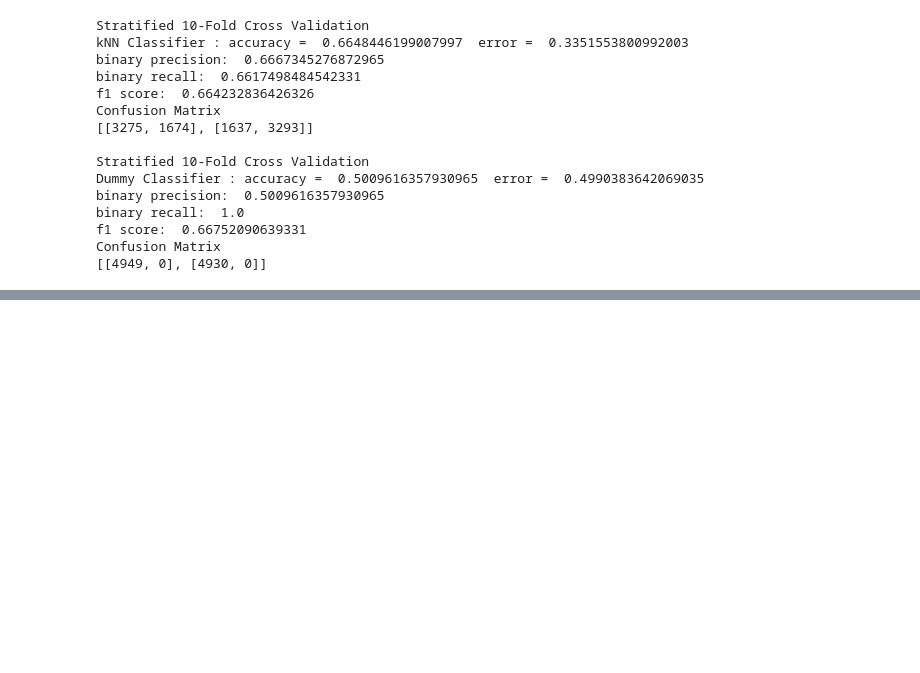
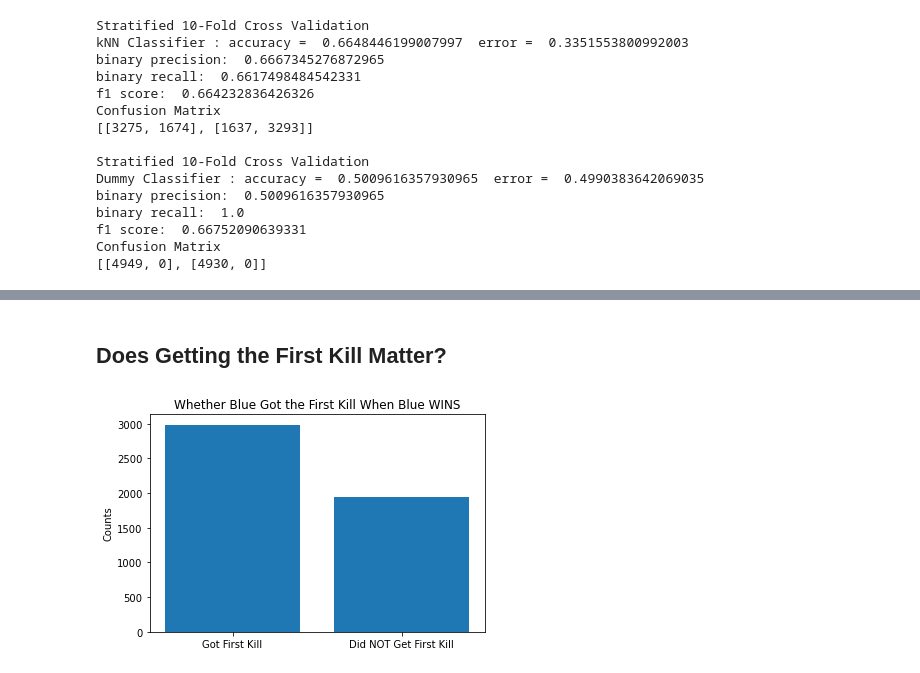
Before and after one commit to TrevorBushnell/League-Game-Prediction-Project, a Jupyter notebook: Project_demo.ipynb, the cells around one changed output, grey strips where cells are left out. Cells and saved outputs as stored; diff of their text form; code cells hidden in the pictures; blank space fills up the shorter version.

```diff
--- a/Project_demo.ipynb
+++ b/Project_demo.ipynb
@@ -99,0 +147,18 @@ Confusion Matrix
+# %% [markdown]
+## Does Getting the First Kill Matter?
+# %%
+x = [1,2]
+counts = [0,0]
+for row in blue_wins_df.data:
+    if row[4] == 1:
+        counts[0] += 1
+    elif row[4] == 0:
+        counts[1] += 1
+
+plt.bar(np.arange(len(x)), counts)
+plt.xticks(np.arange(len(x)), ['Got First Kill', 'Did NOT Get First Kill'])
+plt.ylabel('Counts')
+plt.title('Whether Blue Got the First Kill When Blue WINS')
+plt.show()
+# %% [output]
+[figure, added]
```
Also changed, not shown: parts of 13 cells of this notebook.
